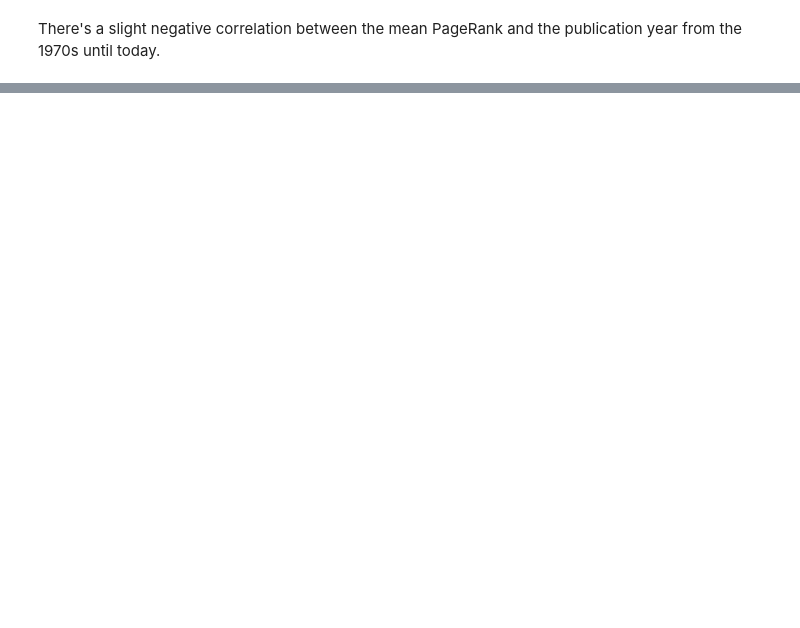
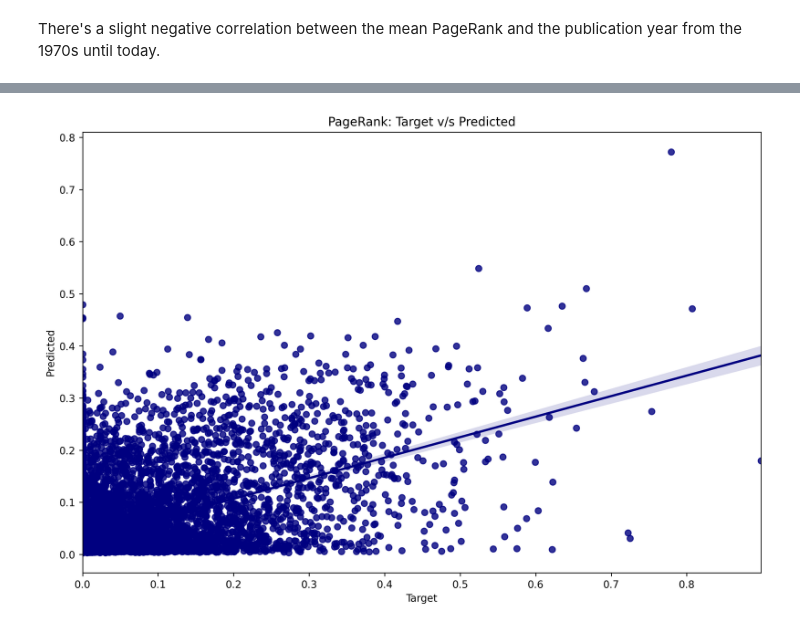
Before and after one commit to Inria-Chile/risotto, a Jupyter notebook: 09_RankingInference.ipynb, the cells around one changed output, grey strips where cells are left out. Drawn from its saved outputs; the diff is of its cells as text; code cells hidden in the pictures; blank space fills up the shorter version.

Commit message:
Update RankingInference notebook

```diff
--- a/09_RankingInference.ipynb
+++ b/09_RankingInference.ipynb
@@ -291,0 +356,9 @@ MisconfigurationException: ignored
+# %%
+CHECKPOINT_PATH = "/drive/My Drive/RISOTTO/weights/ranking-inference/34439om8/checkpoints/epoch=8.ckpt"
+
+checkpoint = checkpoint = torch.load(CHECKPOINT_PATH)
+model = RankingPredictor("bert-base-uncased")
+model.load_state_dict(checkpoint["state_dict"])
+model.to("cuda")
+model.eval()
+model
@@ -291,0 +470,13 @@ MisconfigurationException: ignored
+# %%
+from tqdm import tqdm_notebook as tqdm
+
+target = []
+predicted = []
+
+for batch in tqdm(test_dl):
+    batch_target = batch["pagerank"]
+    batch_text = batch["text"]
+    with torch.no_grad():
+        batch_predicted = model(batch_text)
+    target += batch_target.tolist()
+    predicted += batch_predicted.softmax(dim=1)[:,1].tolist()
@@ -291,0 +489,3 @@ MisconfigurationException: ignored
+# %%
+zipped = np.array(sorted(zip(target, predicted), key=lambda el: el[0]))
+zipped[:10]
@@ -291,0 +503,19 @@ MisconfigurationException: ignored
+# %%
+X, Y = zipped[:,0], zipped[:,1]
+# %%
+fig = plt.figure(figsize=(12, 8), dpi=250)
+
+ax = sns.regplot(
+    x=X,
+    y=Y,
+    color=(0, 0, 0.5)
+)
+ax.set(
+    title="PageRank: Target v/s Predicted",
+    xlabel="Target",
+    ylabel="Predicted",
+)
+
+plt.show()
+# %% [output]
+[figure, added]
```
Also changed, not shown: parts of 22 cells of this notebook.
